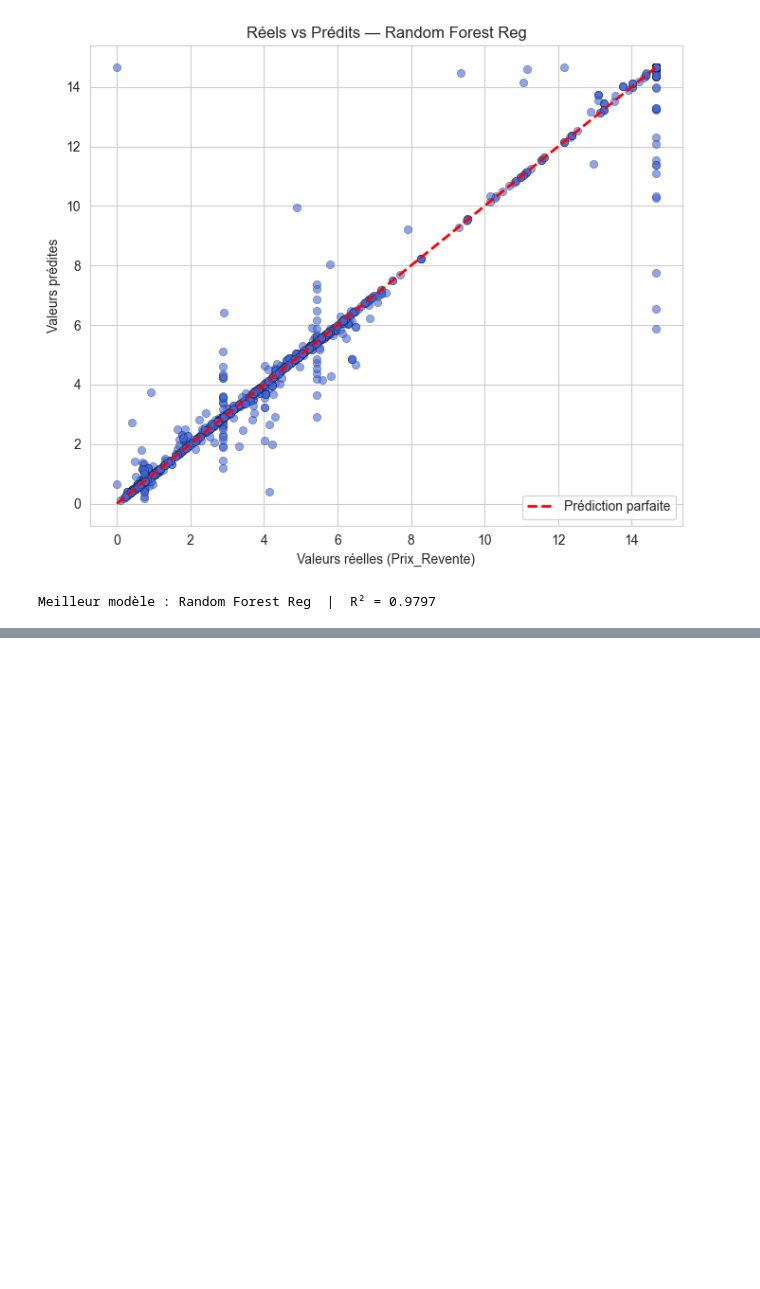
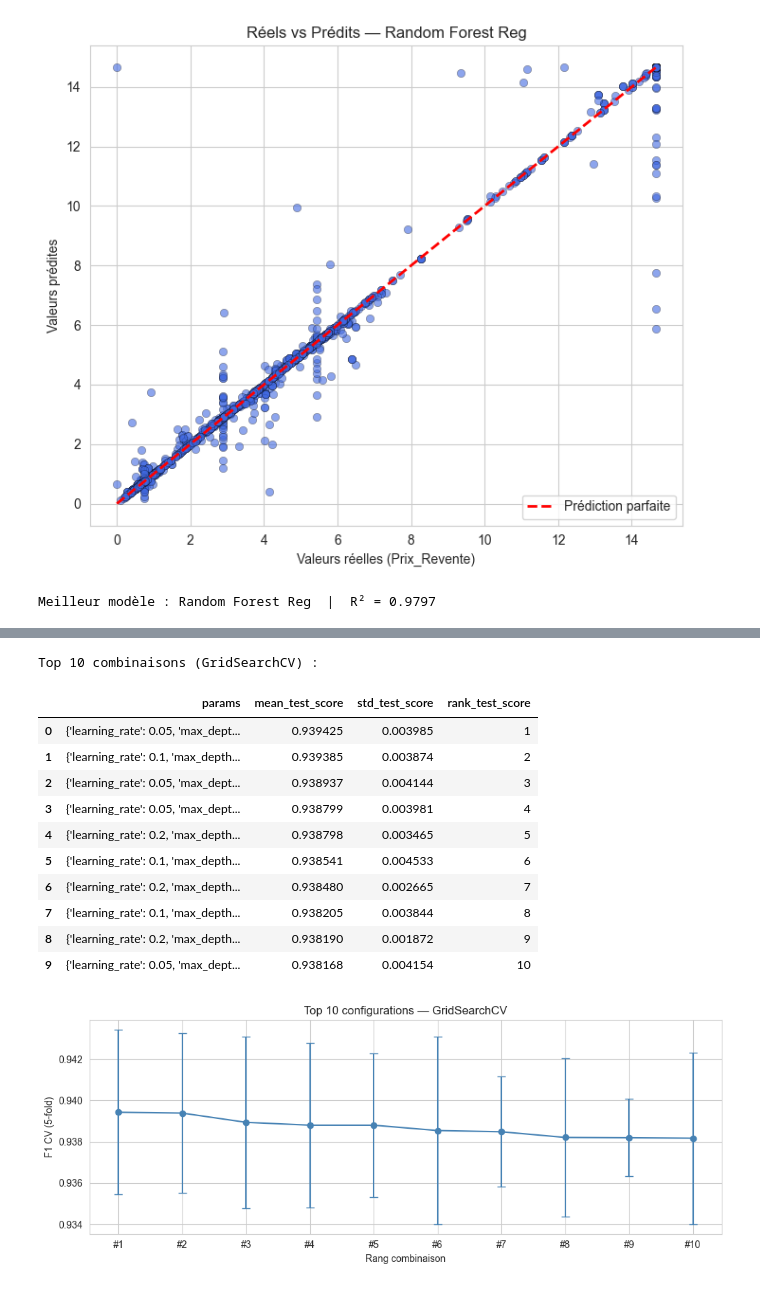
Before and after one commit to baccarifarah/eco-smart-classifier, a Jupyter notebook: src/modeling/regression.ipynb, the cells around one changed output, grey strips where cells are left out. Cells and saved outputs as stored; diff of their text form; code cells hidden in the pictures; blank space fills up the shorter version.

```diff
--- a/src/modeling/regression.ipynb
+++ b/src/modeling/regression.ipynb
@@ -223,0 +380,35 @@ Meilleur modèle : Random Forest Reg  |  R² = 0.9797
+# %%
+# Visualisation des résultats GridSearch
+cv_results = pd.DataFrame(grid_search.cv_results_)
+top10 = cv_results.nlargest(10, 'mean_test_score')[['params', 'mean_test_score', 'std_test_score', 'rank_test_score']]
+
+print("Top 10 combinaisons (GridSearchCV) :")
+display(top10.reset_index(drop=True))
+
+plt.figure(figsize=(10, 4))
+plt.errorbar(
+    range(len(top10)),
+    top10['mean_test_score'],
+    yerr=top10['std_test_score'],
+    fmt='o-', color='steelblue', capsize=4
+)
+plt.xticks(range(len(top10)), [f"#{i+1}" for i in range(len(top10))])
+plt.xlabel('Rang combinaison')
+plt.ylabel('F1 CV (5-fold)')
+plt.title('Top 10 configurations — GridSearchCV')
+plt.tight_layout()
+plt.show()
+# %% [output]
+Top 10 combinaisons (GridSearchCV) :
+|  | params | mean_test_score | std_test_score | rank_test_score |
+| 0 | {'learning_rate': 0.05, 'max_dept... | 0.939425 | 0.003985 | 1 |
+| 1 | {'learning_rate': 0.1, 'max_depth... | 0.939385 | 0.003874 | 2 |
+| 2 | {'learning_rate': 0.05, 'max_dept... | 0.938937 | 0.004144 | 3 |
+| 3 | {'learning_rate': 0.05, 'max_dept... | 0.938799 | 0.003981 | 4 |
+| 4 | {'learning_rate': 0.2, 'max_depth... | 0.938798 | 0.003465 | 5 |
+| 5 | {'learning_rate': 0.1, 'max_depth... | 0.938541 | 0.004533 | 6 |
+| 6 | {'learning_rate': 0.2, 'max_depth... | 0.938480 | 0.002665 | 7 |
+| 7 | {'learning_rate': 0.1, 'max_depth... | 0.938205 | 0.003844 | 8 |
+| 8 | {'learning_rate': 0.2, 'max_depth... | 0.938190 | 0.001872 | 9 |
+| 9 | {'learning_rate': 0.05, 'max_dept... | 0.938168 | 0.004154 | 10 |
+[figure, added]
```
Also changed, not shown: parts of 11 cells of this notebook.
